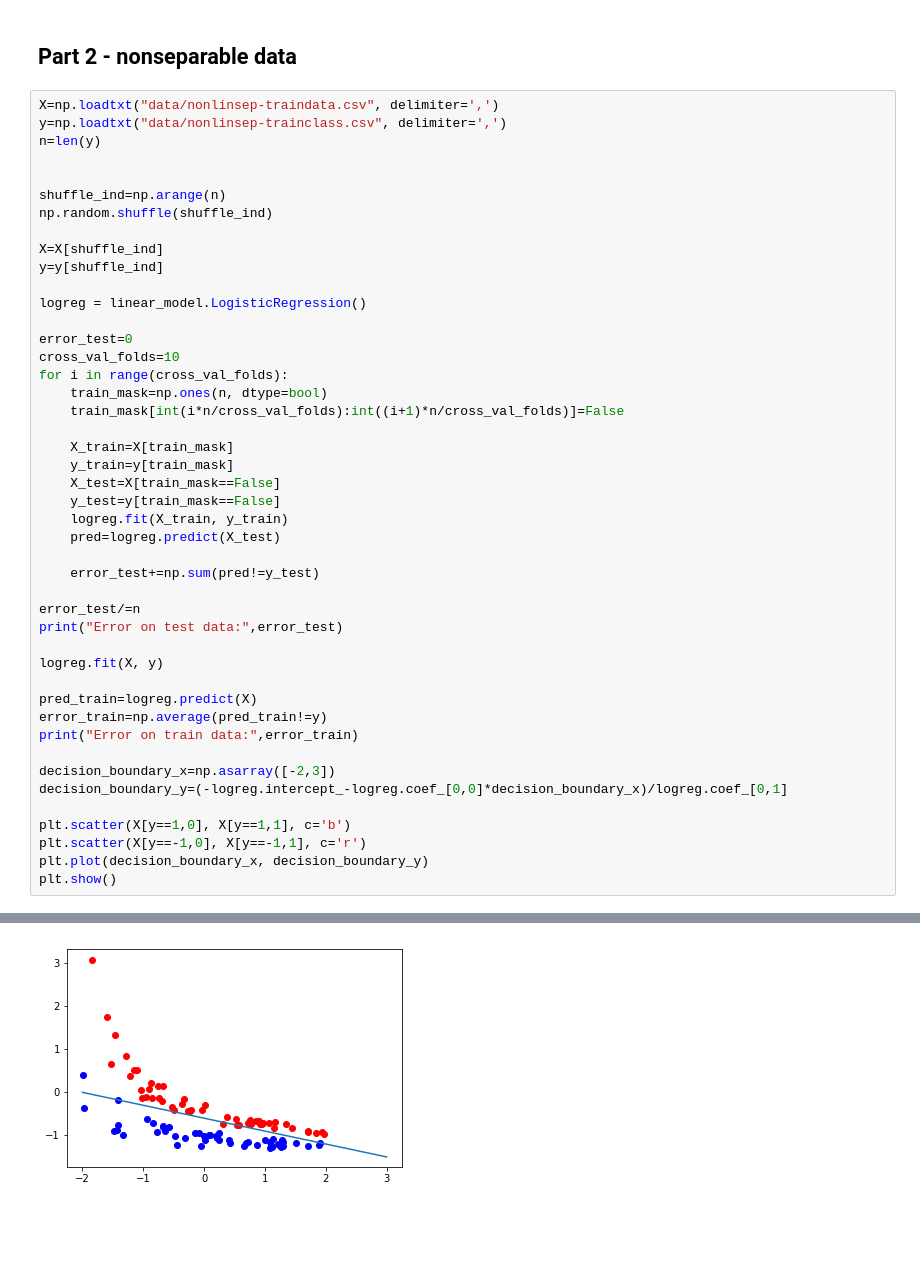
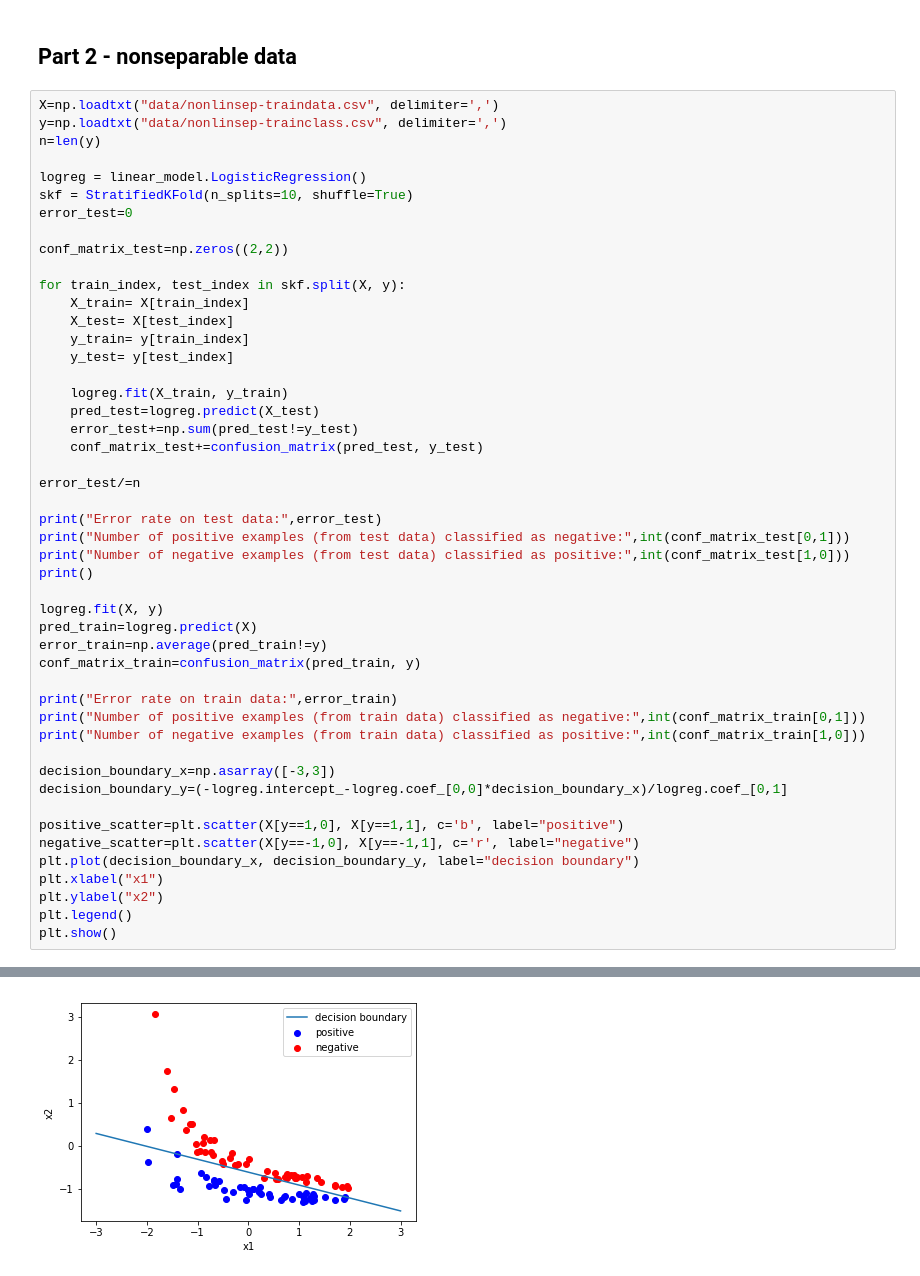
Before and after one commit to jkoubele/Blindspot-assignment, a Jupyter notebook: Blindspot_assignment.ipynb, the cells around one changed output, grey strips where cells are left out. Drawn from its saved outputs; the diff is of its cells as text; blank space fills up the shorter version.

```diff
--- a/Blindspot_assignment.ipynb
+++ b/Blindspot_assignment.ipynb
@@ -60,44 +71,47 @@ X=np.loadtxt("data/nonlinsep-traindata.csv", delimiter=',')
 y=np.loadtxt("data/nonlinsep-trainclass.csv", delimiter=',')
 n=len(y)
 
+logreg = linear_model.LogisticRegression()
+skf = StratifiedKFold(n_splits=10, shuffle=True)
+error_test=0
 
-shuffle_ind=np.arange(n)
-np.random.shuffle(shuffle_ind)
+conf_matrix_test=np.zeros((2,2))
 
-X=X[shuffle_ind]
-y=y[shuffle_ind]
+for train_index, test_index in skf.split(X, y):
+    X_train= X[train_index]
+    X_test= X[test_index]
+    y_train= y[train_index]
+    y_test= y[test_index]
 
-logreg = linear_model.LogisticRegression()
-
-error_test=0
-cross_val_folds=10
-for i in range(cross_val_folds):
-    train_mask=np.ones(n, dtype=bool)
-    train_mask[int(i*n/cross_val_folds):int((i+1)*n/cross_val_folds)]=False
-
-    X_train=X[train_mask]
-    y_train=y[train_mask]
-    X_test=X[train_mask==False]
-    y_test=y[train_mask==False]
     logreg.fit(X_train, y_train)
-    pred=logreg.predict(X_test)
-
-    error_test+=np.sum(pred!=y_test)
+    pred_test=logreg.predict(X_test)
+    error_test+=np.sum(pred_test!=y_test)
+    conf_matrix_test+=confusion_matrix(pred_test, y_test)
 
 error_test/=n
-print("Error on test data:",error_test)
+
+print("Error rate on test data:",error_test)
+print("Number of positive examples (from test data) classified as negative:",int(conf_matrix_test[0,1]))
+print("Number of negative examples (from test data) classified as positive:",int(conf_matrix_test[1,0]))
+print()
 
 logreg.fit(X, y)
-
 pred_train=logreg.predict(X)
 error_train=np.average(pred_train!=y)
-print("Error on train data:",error_train)
+conf_matrix_train=confusion_matrix(pred_train, y)
 
-decision_boundary_x=np.asarray([-2,3])
+print("Error rate on train data:",error_train)
+print("Number of positive examples (from train data) classified as negative:",int(conf_matrix_train[0,1]))
+print("Number of negative examples (from train data) classified as positive:",int(conf_matrix_train[1,0]))
+
+decision_boundary_x=np.asarray([-3,3])
 decision_boundary_y=(-logreg.intercept_-logreg.coef_[0,0]*decision_boundary_x)/logreg.coef_[0,1]
 
-plt.scatter(X[y==1,0], X[y==1,1], c='b')
-plt.scatter(X[y==-1,0], X[y==-1,1], c='r')
-plt.plot(decision_boundary_x, decision_boundary_y)
+positive_scatter=plt.scatter(X[y==1,0], X[y==1,1], c='b', label="positive")
+negative_scatter=plt.scatter(X[y==-1,0], X[y==-1,1], c='r', label="negative")
+plt.plot(decision_boundary_x, decision_boundary_y, label="decision boundary")
+plt.xlabel("x1")
+plt.ylabel("x2")
+plt.legend()
 plt.show()
 # %% [output]
@@ -106 +125 @@ Error on train data: 0.03
-[figure, old version]
+[figure, new version]
```
Also changed, not shown: parts of 5 cells of this notebook.
